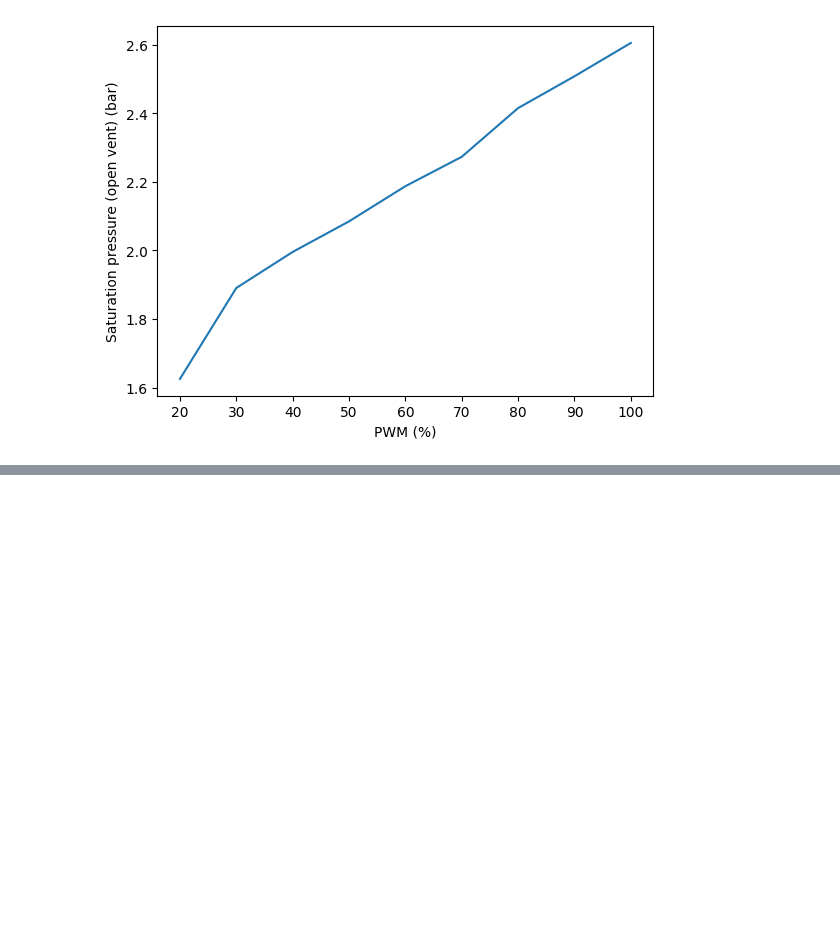
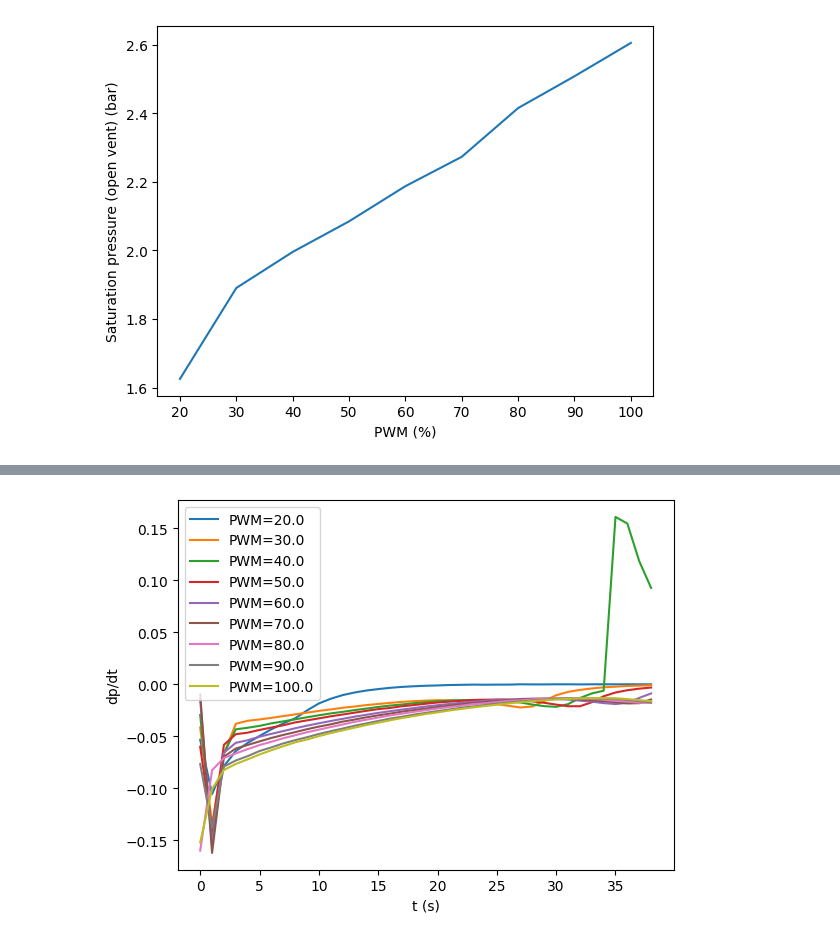
Before and after one commit to Cerebur/MIRAGE_multistage_pressurization_system, a Jupyter notebook: new_tests/dataEval/noVac.ipynb, the cells around one changed output, grey strips where cells are left out. Cells and saved outputs as stored; diff of their text form; code cells hidden in the pictures; blank space fills up the shorter version.

```diff
--- a/new_tests/dataEval/noVac.ipynb
+++ b/new_tests/dataEval/noVac.ipynb
@@ -351,0 +365,14 @@ axes[1].legend()
+# %%
+dpdtarr_post = np.zeros((9,39))
+for i in range(9):
+    dpdt = dpdt_func(p2_case1_post[i], t_case1_post[i])
+    for j in range(np.shape(dpdt)[0]):
+        dpdtarr_post[i,j] = dpdt[j]
+# %%
+plt.xlabel('t (s)')
+plt.ylabel('dp/dt')
+for i in range(9):
+    plt.plot(t_case1_post[i,:-1]-t_case1_post[i,0], dpdtarr_post[i], label=f'PWM={pwm_case1[i]}')
+    plt.legend()
+# %% [output]
+[figure, added]
```
Also changed, not shown: parts of 13 cells of this notebook.
